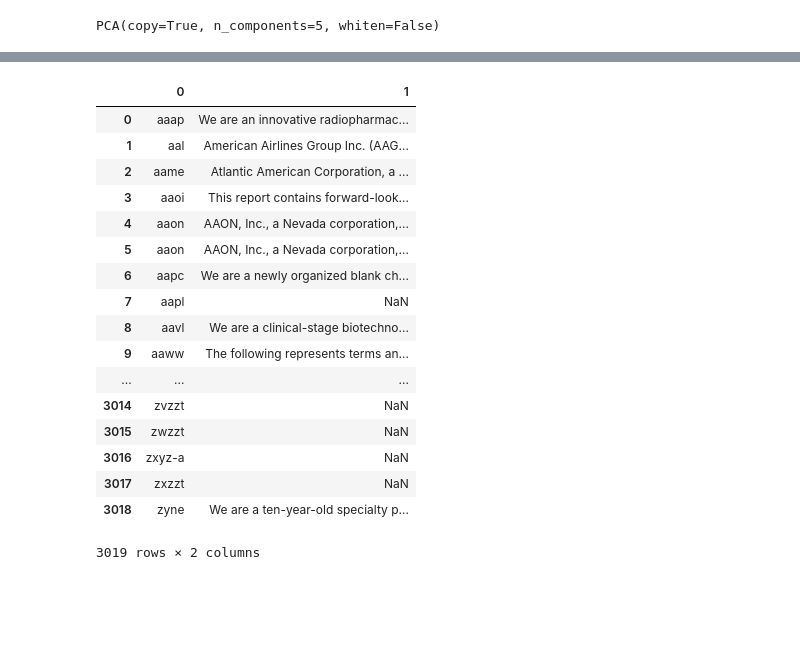
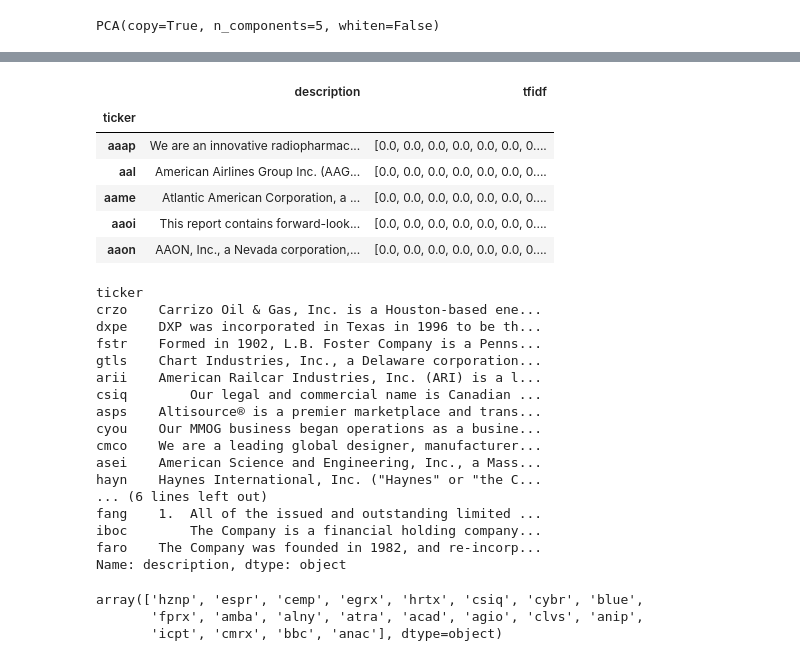
Before and after one commit to brian8128/gdelt_project, a Jupyter notebook: DataExtraction.ipynb, the cells around one changed output, grey strips where cells are left out. Cells and saved outputs as stored; diff of their text form; code cells hidden in the pictures; blank space fills up the shorter version.

```diff
--- a/DataExtraction.ipynb
+++ b/DataExtraction.ipynb
@@ -220,21 +94,39 @@ company_df[0].iloc[-1]
-# %%
-company_df
-# %% [output]
-|  | 0 | 1 |
-| 0 | aaap | We are an innovative radiopharmac... |
-| 1 | aal | American Airlines Group Inc. (AAG... |
-| 2 | aame | Atlantic American Corporation, a ... |
-| 3 | aaoi | This report contains forward-look... |
-| 4 | aaon | AAON, Inc., a Nevada corporation,... |
-| 5 | aaon | AAON, Inc., a Nevada corporation,... |
-| 6 | aapc | We are a newly organized blank ch... |
-| 7 | aapl | NaN |
-| 8 | aavl | We are a clinical-stage biotechno... |
-| 9 | aaww | The following represents terms an... |
-| ... | ... | ... |
-| 3014 | zvzzt | NaN |
-| 3015 | zwzzt | NaN |
-| 3016 | zxyz-a | NaN |
-| 3017 | zxzzt | NaN |
-| 3018 | zyne | We are a ten-year-old specialty p... |
-3019 rows × 2 columns
+# %%
+tv = TfidfVectorizer(stop_words='english')
+tfidf = tv.fit_transform(company_df.description)
+company_df['tfidf'] = tfidf.toarray().tolist()
+company_df.head()
+# %% [output]
+|  | description | tfidf |
+| ticker |  |  |
+| aaap | We are an innovative radiopharmac... | [0.0, 0.0, 0.0, 0.0, 0.0, 0.0, 0.... |
+| aal | American Airlines Group Inc. (AAG... | [0.0, 0.0, 0.0, 0.0, 0.0, 0.0, 0.... |
+| aame | Atlantic American Corporation, a ... | [0.0, 0.0, 0.0, 0.0, 0.0, 0.0, 0.... |
+| aaoi | This report contains forward-look... | [0.0, 0.0, 0.0, 0.0, 0.0, 0.0, 0.... |
+| aaon | AAON, Inc., a Nevada corporation,... | [0.0, 0.0, 0.0, 0.0, 0.0, 0.0, 0.... |
+# %%
+company_df.ix[comp_1_companies.values, :]['description']
+# %% [output]
+ticker
+crzo    Carrizo Oil & Gas, Inc. is a Houston-based ene...
+dxpe    DXP was incorporated in Texas in 1996 to be th...
+fstr    Formed in 1902, L.B. Foster Company is a Penns...
+gtls    Chart Industries, Inc., a Delaware corporation...
+arii    American Railcar Industries, Inc. (ARI) is a l...
+csiq        Our legal and commercial name is Canadian ...
+asps    Altisource® is a premier marketplace and trans...
+cyou    Our MMOG business began operations as a busine...
+cmco    We are a leading global designer, manufacturer...
+asei    American Science and Engineering, Inc., a Mass...
+hayn    Haynes International, Inc. ("Haynes" or "the C...
+... (6 lines left out)
+fang    1.  All of the issued and outstanding limited ...
+iboc        The Company is a financial holding company...
+faro    The Company was founded in 1982, and re-incorp...
+Name: description, dtype: object
+# %%
+comp_0_companies.values
+# %% [output]
+array(['hznp', 'espr', 'cemp', 'egrx', 'hrtx', 'csiq', 'cybr', 'blue',
+       'fprx', 'amba', 'alny', 'atra', 'acad', 'agio', 'clvs', 'anip',
+       'icpt', 'cmrx', 'bbc', 'anac'], dtype=object)
```
Also changed, not shown: parts of 21 cells of this notebook, 1 other file.
